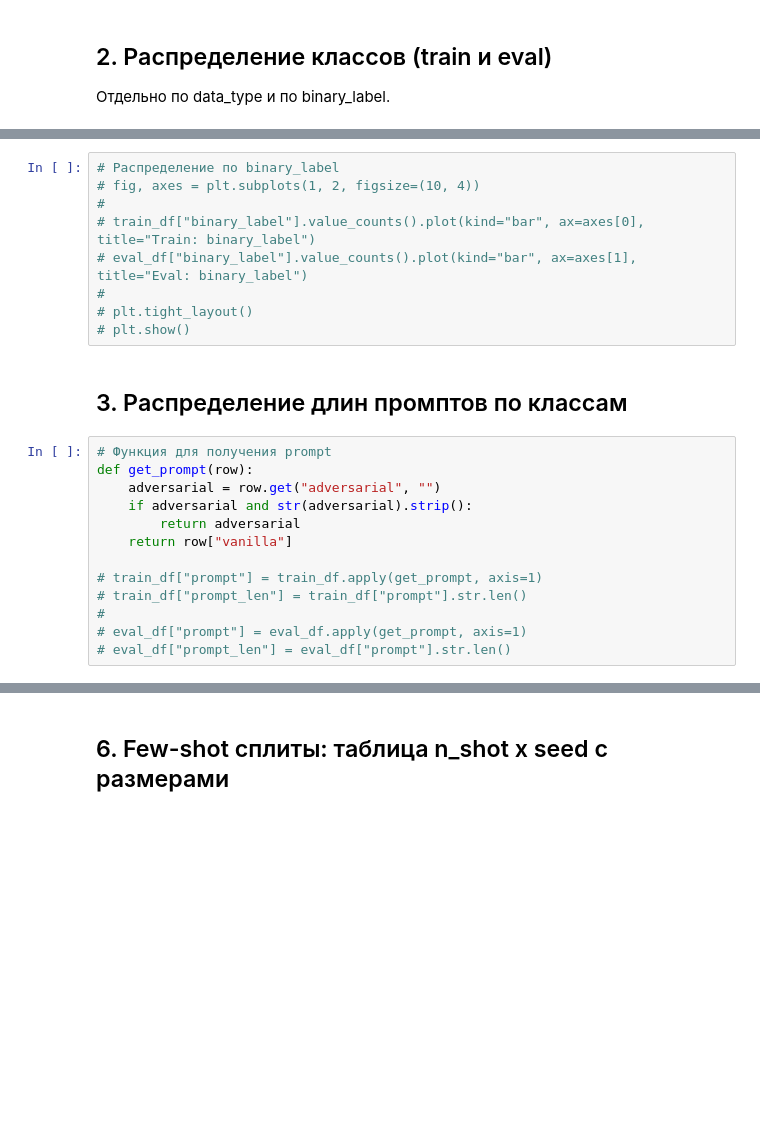
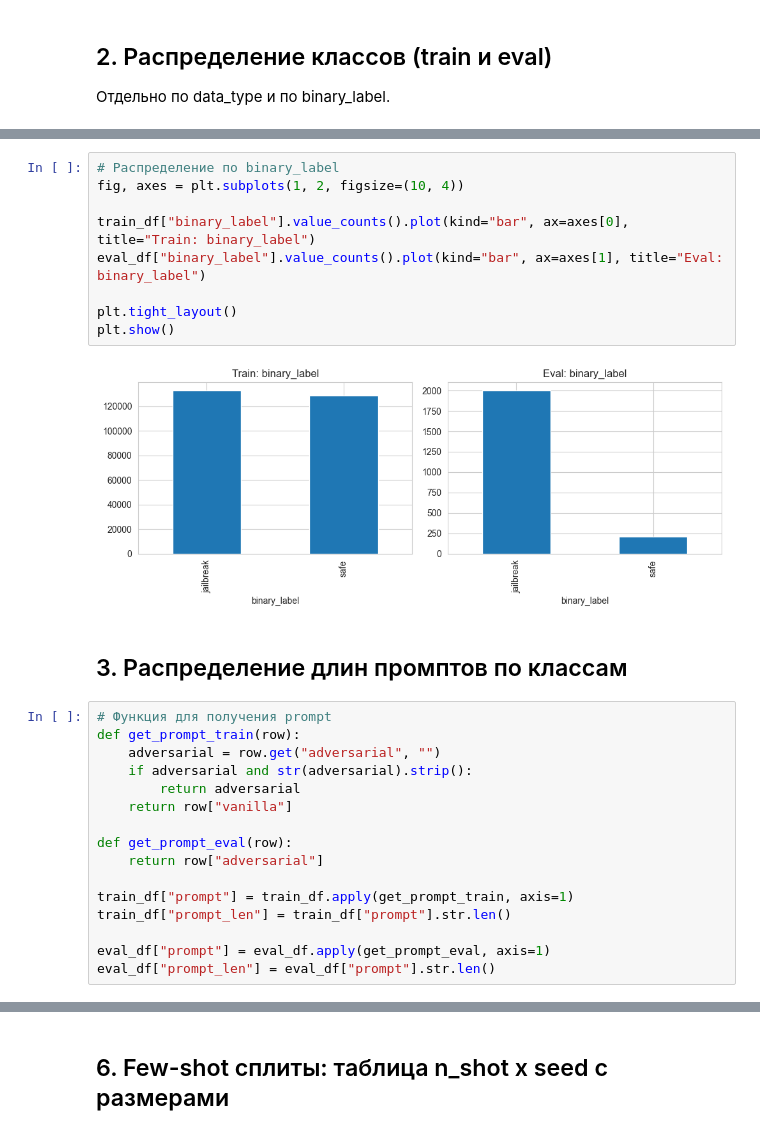
Before and after one commit to va-av-8/autoguardrails, a Jupyter notebook: tasks/jailbreak_detection/notebooks/01_eda.ipynb, the cells around one changed output, grey strips where cells are left out. Drawn from its saved outputs; the diff is of its cells as text; blank space fills up the shorter version.

```diff
--- a/tasks/jailbreak_detection/notebooks/01_eda.ipynb
+++ b/tasks/jailbreak_detection/notebooks/01_eda.ipynb
@@ -66,26 +74,31 @@ def get_binary_label(data_type):
 # %%
 # Распределение по binary_label
-# fig, axes = plt.subplots(1, 2, figsize=(10, 4))
-#
-# train_df["binary_label"].value_counts().plot(kind="bar", ax=axes[0], title="Train: binary_label")
-# eval_df["binary_label"].value_counts().plot(kind="bar", ax=axes[1], title="Eval: binary_label")
-#
-# plt.tight_layout()
-# plt.show()
+fig, axes = plt.subplots(1, 2, figsize=(10, 4))
+
+train_df["binary_label"].value_counts().plot(kind="bar", ax=axes[0], title="Train: binary_label")
+eval_df["binary_label"].value_counts().plot(kind="bar", ax=axes[1], title="Eval: binary_label")
+
+plt.tight_layout()
+plt.show()
+# %% [output]
+[figure, added]
 # %% [markdown]
 ## 3. Распределение длин промптов по классам
 # %%
 # Функция для получения prompt
-def get_prompt(row):
+def get_prompt_train(row):
     adversarial = row.get("adversarial", "")
     if adversarial and str(adversarial).strip():
         return adversarial
     return row["vanilla"]
 
-# train_df["prompt"] = train_df.apply(get_prompt, axis=1)
-# train_df["prompt_len"] = train_df["prompt"].str.len()
-#
-# eval_df["prompt"] = eval_df.apply(get_prompt, axis=1)
-# eval_df["prompt_len"] = eval_df["prompt"].str.len()
+def get_prompt_eval(row):
+    return row["adversarial"]
+
+train_df["prompt"] = train_df.apply(get_prompt_train, axis=1)
+train_df["prompt_len"] = train_df["prompt"].str.len()
+
+eval_df["prompt"] = eval_df.apply(get_prompt_eval, axis=1)
+eval_df["prompt_len"] = eval_df["prompt"].str.len()
 # %%
 # Гистограмма длин по binary_label
```
Also changed, not shown: parts of 11 cells of this notebook.
